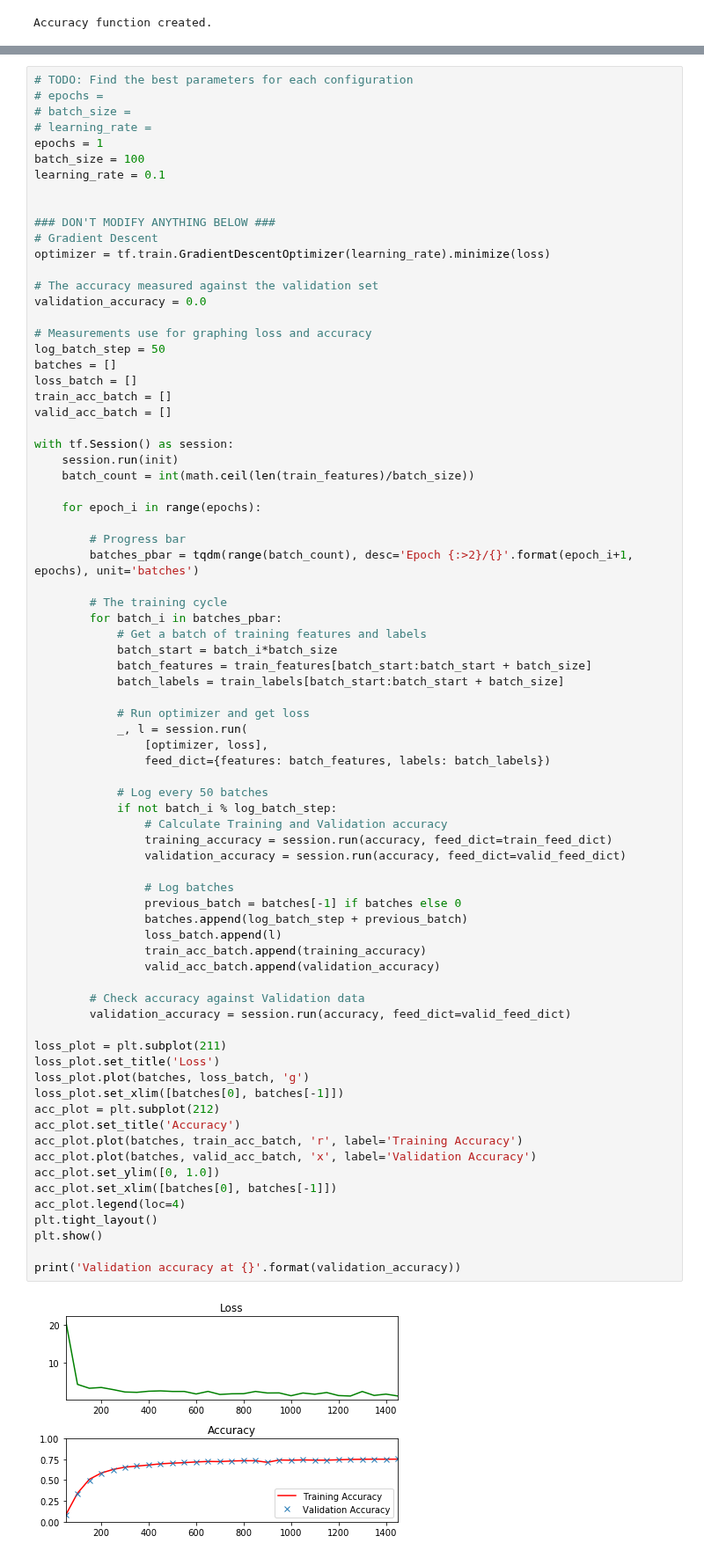
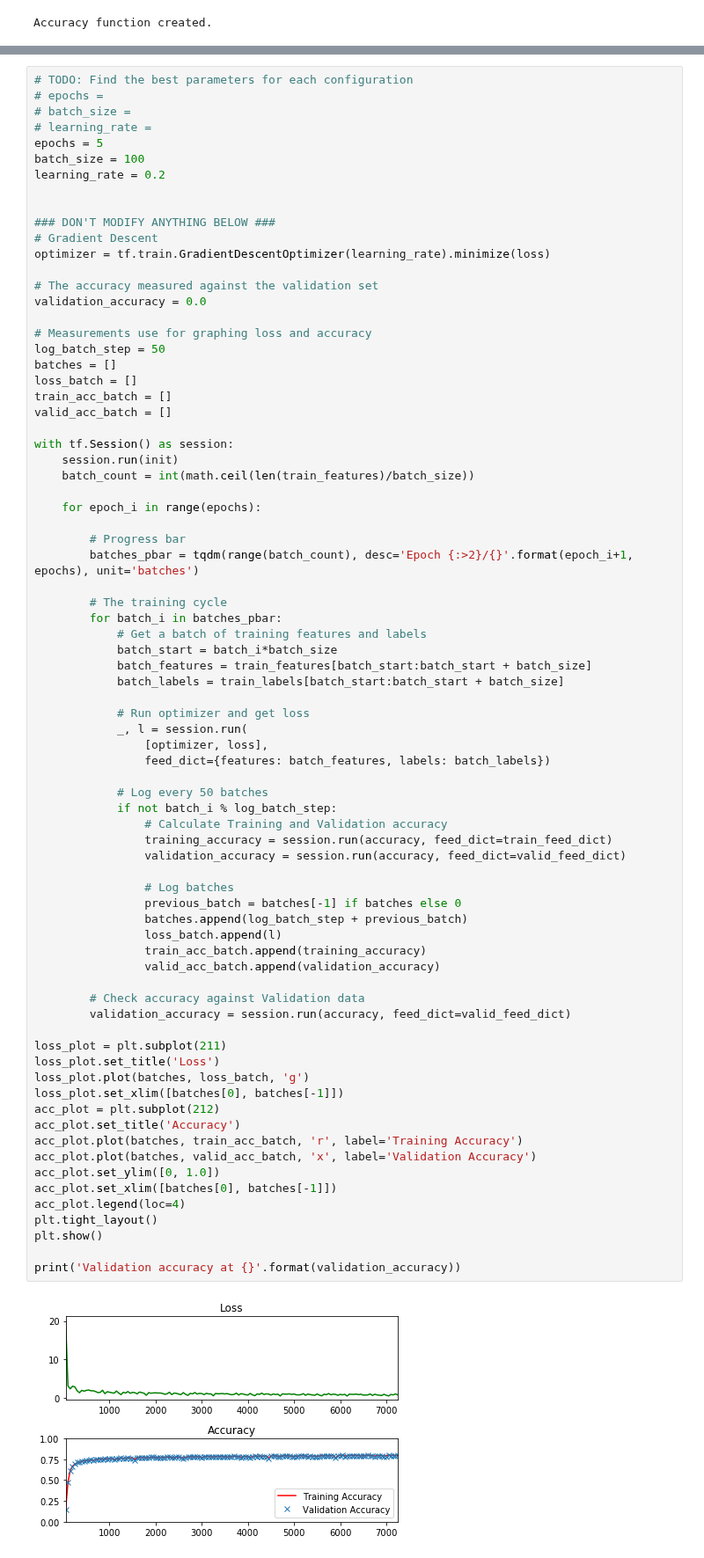
Before and after one commit to vinayakkankanwadi/CarND-TensorFlow-Lab, a Jupyter notebook: lab.ipynb, the cells around one changed output, grey strips where cells are left out. Shown at 88% size. Saved outputs shown, nothing was run; the diff lists cells and outputs as text.

```diff
--- a/lab.ipynb
+++ b/lab.ipynb
@@ -376,9 +376,9 @@ The code will print out a Loss and Accuracy graph, so you can see how well the n
 # epochs =
 # batch_size =
 # learning_rate =
-epochs = 1
+epochs = 5
 batch_size = 100
-learning_rate = 0.1
+learning_rate = 0.2
 
 
 ### DON'T MODIFY ANYTHING BELOW ###
@@ -421,31 +421,31 @@ with tf.Session() as session:
                 # Calculate Training and Validation accuracy
                 training_accuracy = session.run(accuracy, feed_dict=train_feed_dict)
                 validation_accuracy = session.run(accuracy, feed_dict=valid_feed_dict)
 
                 # Log batches
                 previous_batch = batches[-1] if batches else 0
                 batches.append(log_batch_step + previous_batch)
                 loss_batch.append(l)
                 train_acc_batch.append(training_accuracy)
                 valid_acc_batch.append(validation_accuracy)
 
         # Check accuracy against Validation data
         validation_accuracy = session.run(accuracy, feed_dict=valid_feed_dict)
 
 loss_plot = plt.subplot(211)
 loss_plot.set_title('Loss')
 loss_plot.plot(batches, loss_batch, 'g')
 loss_plot.set_xlim([batches[0], batches[-1]])
 acc_plot = plt.subplot(212)
 acc_plot.set_title('Accuracy')
 acc_plot.plot(batches, train_acc_batch, 'r', label='Training Accuracy')
 acc_plot.plot(batches, valid_acc_batch, 'x', label='Validation Accuracy')
 acc_plot.set_ylim([0, 1.0])
 acc_plot.set_xlim([batches[0], batches[-1]])
 acc_plot.legend(loc=4)
 plt.tight_layout()
 plt.show()
 
 print('Validation accuracy at {}'.format(validation_accuracy))
 # %% [output]
-[figure, old version]
+[figure, new version]
```
Also changed, not shown: parts of 1 cell of this notebook.
